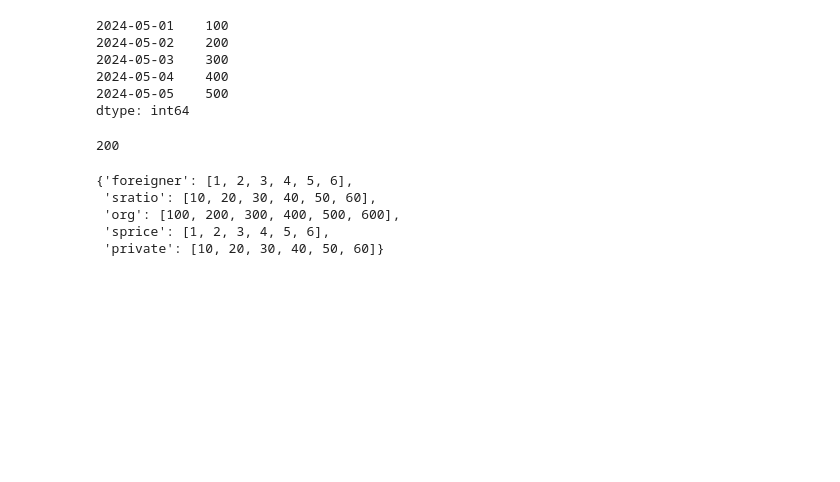
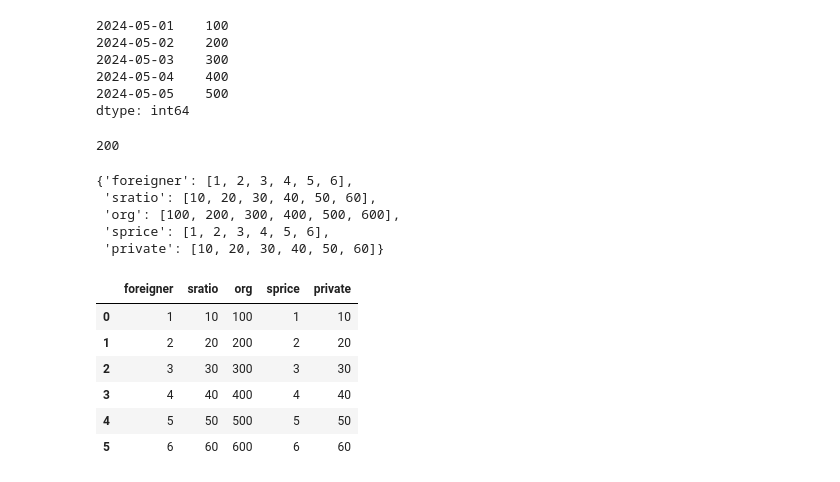
Before and after one commit to papasmf1/python240508, a Jupyter notebook: DemoPandas.ipynb, the cells around one changed output. Cells and saved outputs as stored; diff of their text form; code cells hidden in the pictures; blank space fills up the shorter version.

```diff
--- a/DemoPandas.ipynb
+++ b/DemoPandas.ipynb
@@ -46,3 +46,15 @@ data
  'org': [100, 200, 300, 400, 500, 600],
  'sprice': [1, 2, 3, 4, 5, 6],
  'private': [10, 20, 30, 40, 50, 60]}
+# %%
+#데이터프레임 복구
+frame = DataFrame(data)
+frame
+# %% [output]
+|  | foreigner | sratio | org | sprice | private |
+| 0 | 1 | 10 | 100 | 1 | 10 |
+| 1 | 2 | 20 | 200 | 2 | 20 |
+| 2 | 3 | 30 | 300 | 3 | 30 |
+| 3 | 4 | 40 | 400 | 4 | 40 |
+| 4 | 5 | 50 | 500 | 5 | 50 |
+| 5 | 6 | 60 | 600 | 6 | 60 |
```
Also changed, not shown: parts of 12 cells of this notebook, 8 other files.
